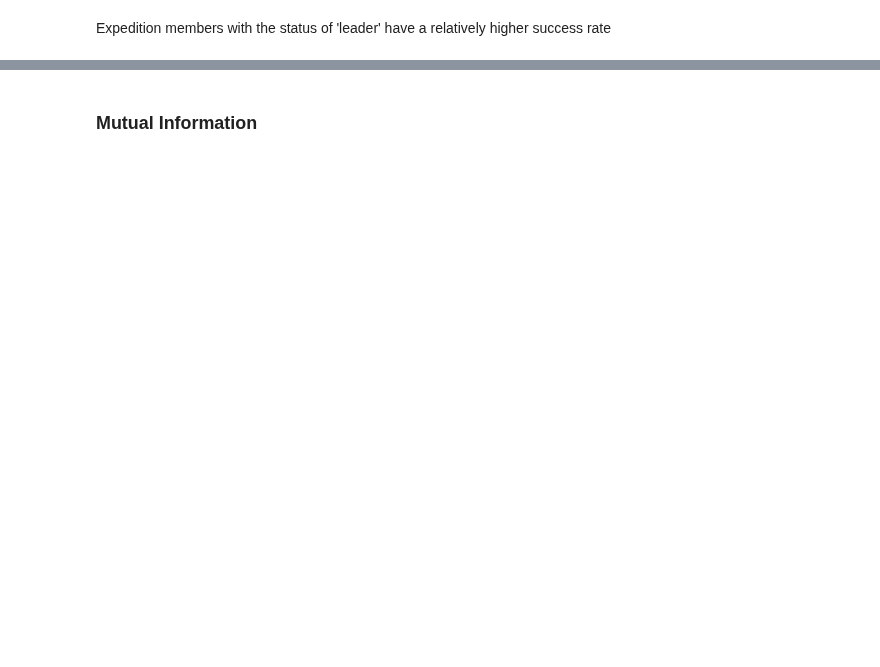
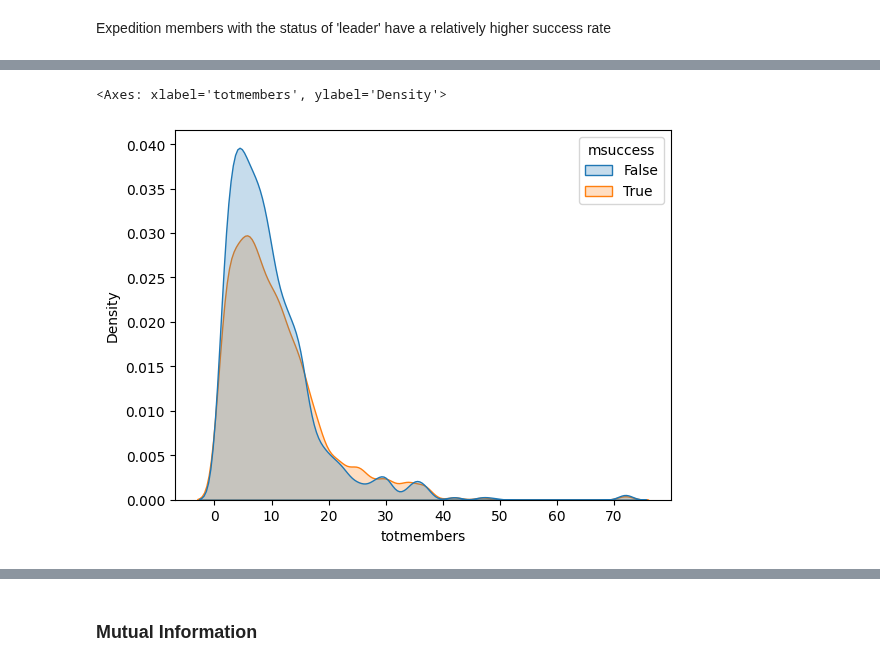
Before and after one commit to ArmandWinant/ml-zoomcamp, a Jupyter notebook: projects/midterm/notebook.ipynb, the cells around one changed output, grey strips where cells are left out. Drawn from its saved outputs; the diff is of its cells as text; code cells hidden in the pictures; blank space fills up the shorter version.

```diff
--- a/projects/midterm/notebook.ipynb
+++ b/projects/midterm/notebook.ipynb
@@ -483,0 +463,5 @@ for c in categorical_vars:
+# %%
+sns.kdeplot(data=df, x='totmembers', hue='msuccess', fill=True)
+# %% [output]
+<Axes: xlabel='totmembers', ylabel='Density'>
+[figure, added]
```
Also changed, not shown: parts of 26 cells of this notebook.
